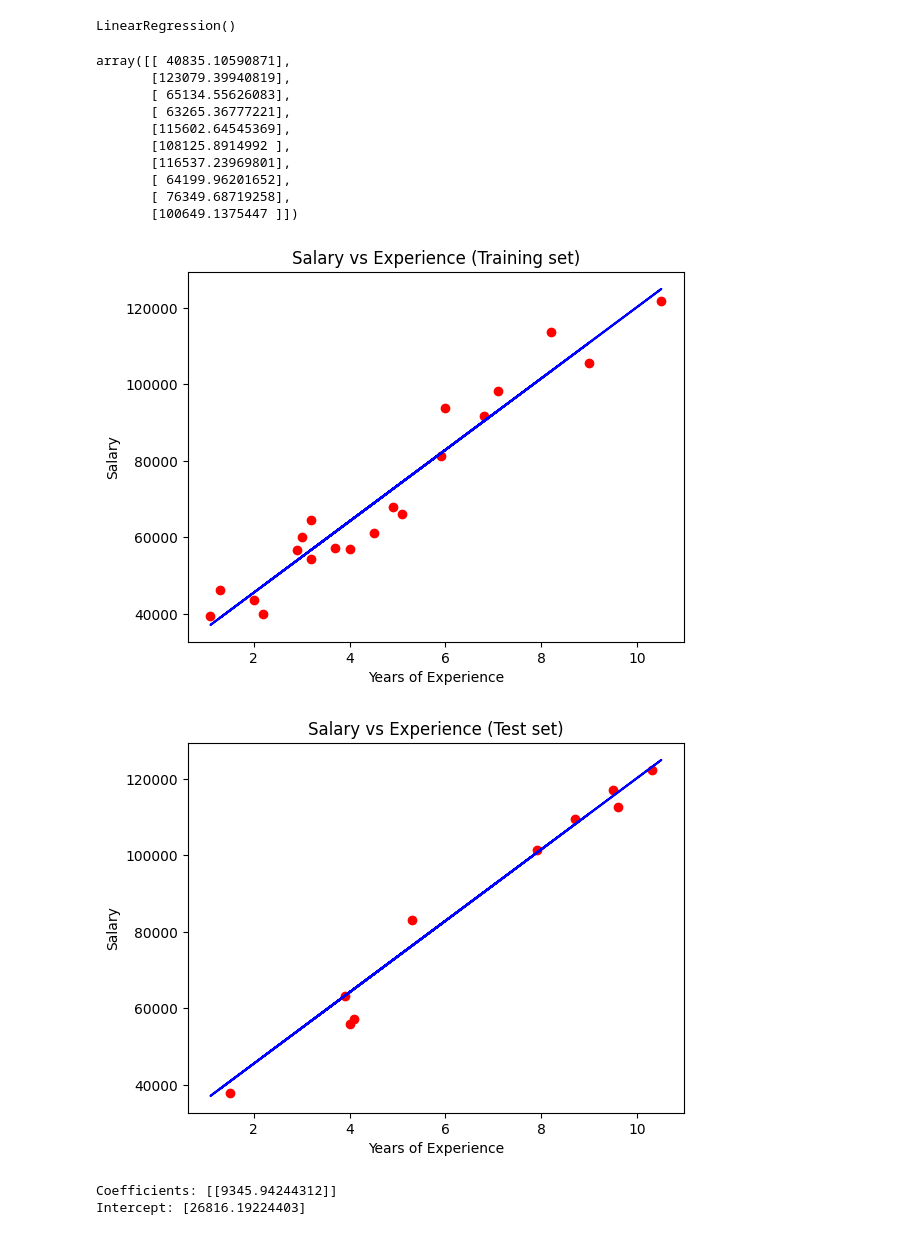
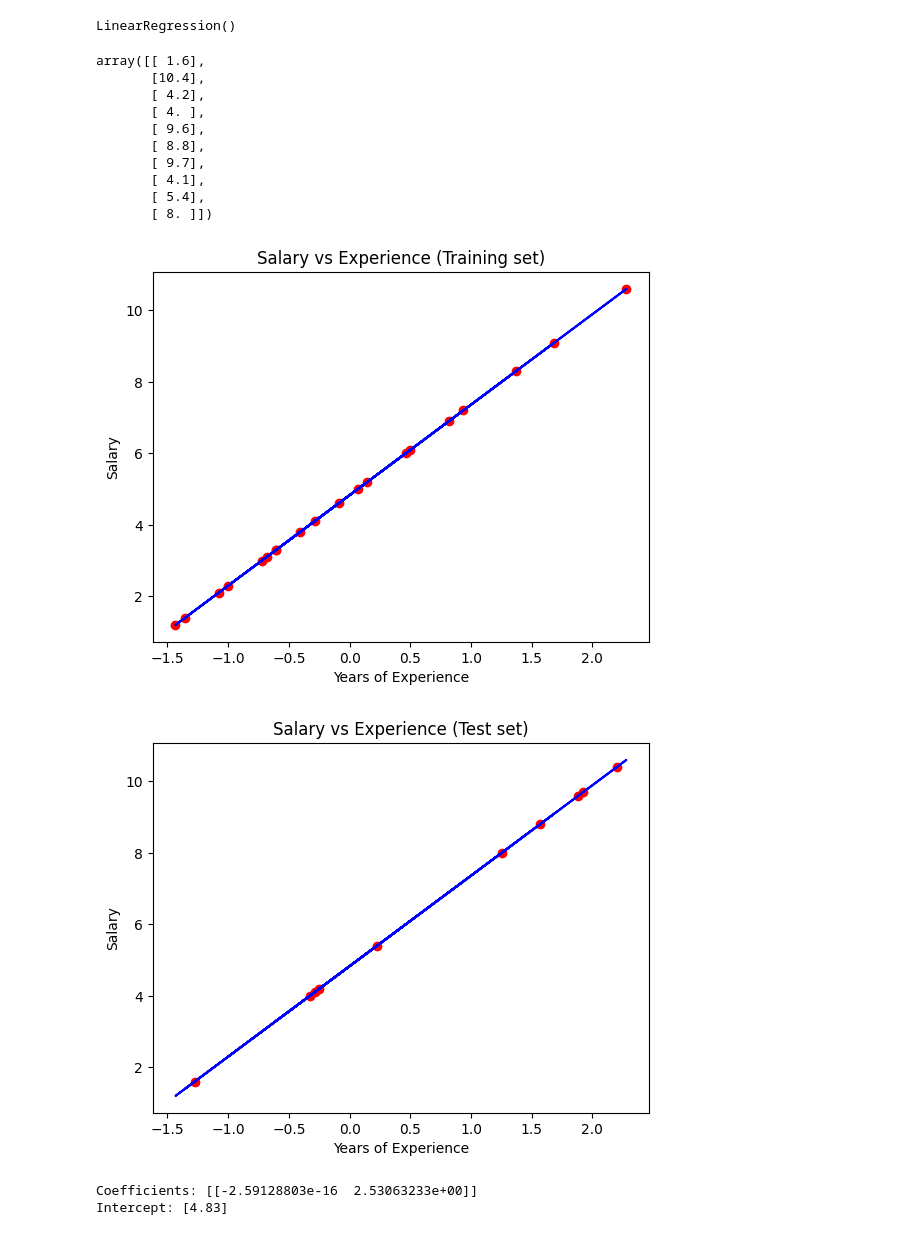
Before and after one commit to iksasa15/AI-ML, a Jupyter notebook: code/1- Simple linear regression/Simple_linear_regression.ipynb, the cells around one changed output. Saved outputs shown, nothing was run; the diff lists cells and outputs as text; code cells hidden in the pictures.

```diff
--- a/code/1- Simple linear regression/Simple_linear_regression.ipynb
+++ b/code/1- Simple linear regression/Simple_linear_regression.ipynb
@@ -25,7 +30,7 @@ import pandas as pd
 # Step 2) قراءة البيانات / Load dataset
 # نقرأ ملف الرواتب الذي يحتوي سنوات الخبرة والراتب
 # Read salary dataset containing YearsExperience and Salary
-dataset = pd.read_csv('Salary_Data.csv')
+dataset = pd.read_csv('Salary_dataset.csv')
 # %%
 # عرض البيانات كاملة لمراجعة الشكل العام
 # Display full dataset for quick inspection
@@ -207,40 +168,41 @@ y_pred = regressor.predict(X_test)
 # %%
 y_pred
 # %% [output]
-array([[ 40835.10590871],
-       [123079.39940819],
-       [ 65134.55626083],
-       [ 63265.36777221],
-       [115602.64545369],
-       [108125.8914992 ],
-       [116537.23969801],
-       [ 64199.96201652],
-       [ 76349.68719258],
-       [100649.1375447 ]])
+array([[ 1.6],
+       [10.4],
+       [ 4.2],
+       [ 4. ],
+       [ 9.6],
+       [ 8.8],
+       [ 9.7],
+       [ 4.1],
+       [ 5.4],
+       [ 8. ]])
 # %%
+import numpy as np
 # Step 8) الرسم - بيانات التدريب / Visualization - Training set
 # النقاط الحمراء: القيم الحقيقية - Red dots: actual values
 # الخط الأزرق: خط الانحدار - Blue line: regression line
-plt.scatter(X_train, y_train, color='red')
-plt.plot(X_train, regressor.predict(X_train), color='blue')
+plt.scatter(X_train[:, 1], y_train.flatten(), color='red')
+plt.plot(X_train[:, 1], regressor.predict(X_train).flatten(), color='blue')
 plt.title('Salary vs Experience (Training set)')
 plt.xlabel('Years of Experience')
 plt.ylabel('Salary')
 plt.show()
 # %% [output]
-[figure, old version]
+[figure, new version]
 # %%
 # Step 8) الرسم - بيانات الاختبار / Visualization - Test set
 # نستخدم نفس خط التدريب للمقارنة مع نقاط الاختبار
 # Use the same training regression line to compare with test points
-plt.scatter(X_test, y_test, color='red')
-plt.plot(X_train, regressor.predict(X_train), color='blue')
+plt.scatter(X_test[:, 1], y_test.flatten(), color='red')
+plt.plot(X_train[:, 1], regressor.predict(X_train).flatten(), color='blue')
 plt.title('Salary vs Experience (Test set)')
 plt.xlabel('Years of Experience')
 plt.ylabel('Salary')
 plt.show()
 # %% [output]
-[figure, old version]
+[figure, new version]
 # %%
 # Step 9) تفسير النموذج / Model interpretation
 # في الخلايا القادمة سنعرض المعاملات والملخص الإحصائي
@@ -255,8 +217,8 @@ intercept = regressor.intercept_
 print("Coefficients:", coefficients)
 print("Intercept:", intercept)
 # %% [output]
-Coefficients: [[9345.94244312]]
-Intercept: [26816.19224403]
+Coefficients: [[-2.59128803e-16  2.53063233e+00]]
+Intercept: [4.83]
 # %%
 import statsmodels.api as sm
 
```
Also changed, not shown: parts of 10 cells of this notebook, 42 other files.
